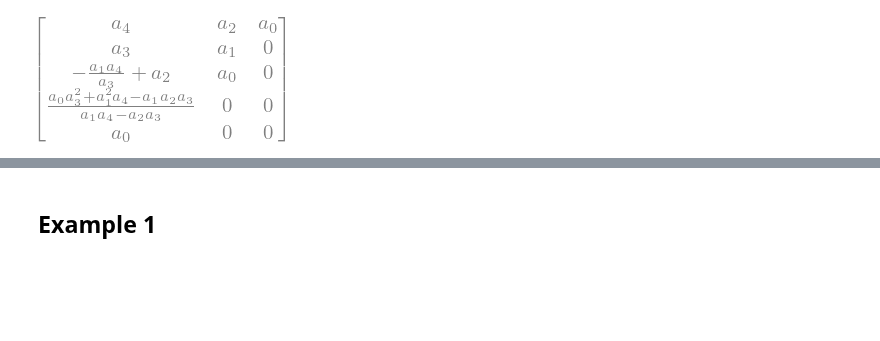
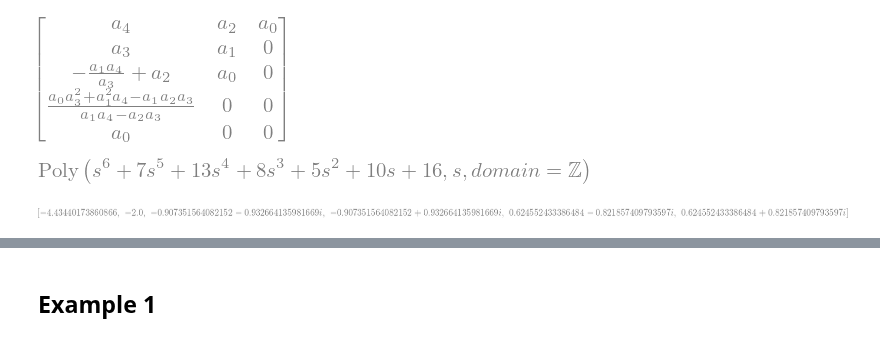
Before and after one commit to JonHowMIT/Signals_and_Systems, a Jupyter notebook: 16_002_Topic14_Routh_array.ipynb, the cells around one changed output, grey strips where cells are left out. Saved outputs shown, nothing was run; the diff lists cells and outputs as text; code cells hidden in the pictures; blank space fills up the shorter version.

```diff
--- a/16_002_Topic14_Routh_array.ipynb
+++ b/16_002_Topic14_Routh_array.ipynb
@@ -37,3 +37,13 @@ p
 routh(p)
 # %% [output]
 [figure]
+# %%
+p = s**6 + 7*s**5 + 13*s**4 + 8*s**3 + 5*s**2 + 10*s + 16
+p = sympy.Poly(p, s)
+p
+# %% [output]
+[figure, added]
+# %%
+p.nroots()
+# %% [output]
+[figure, added]
```
Also changed, not shown: parts of 24 cells of this notebook.
